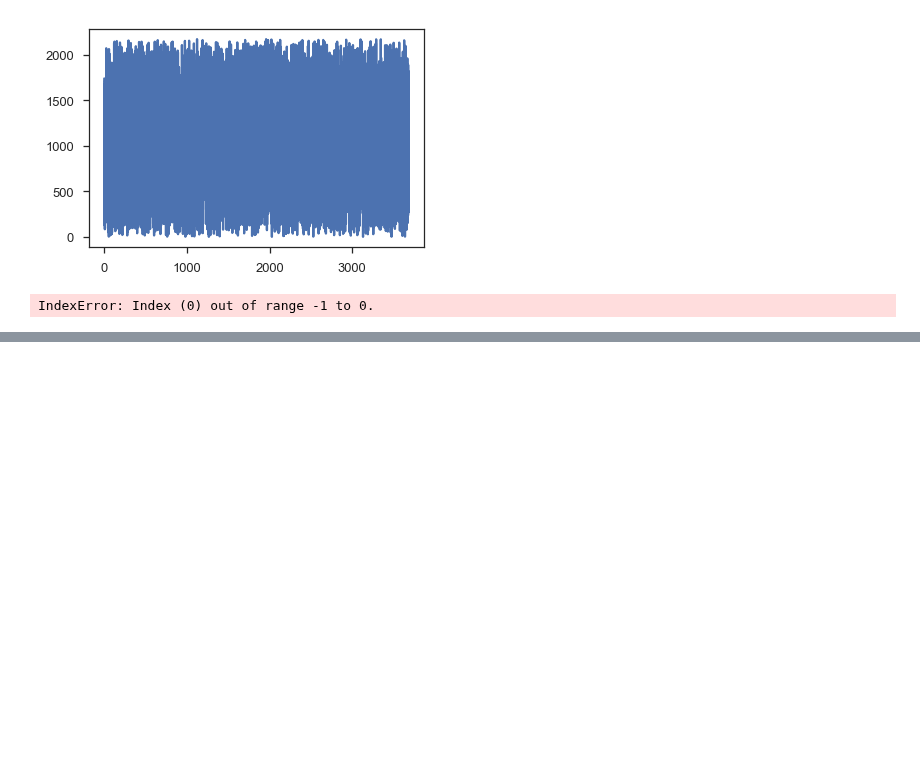
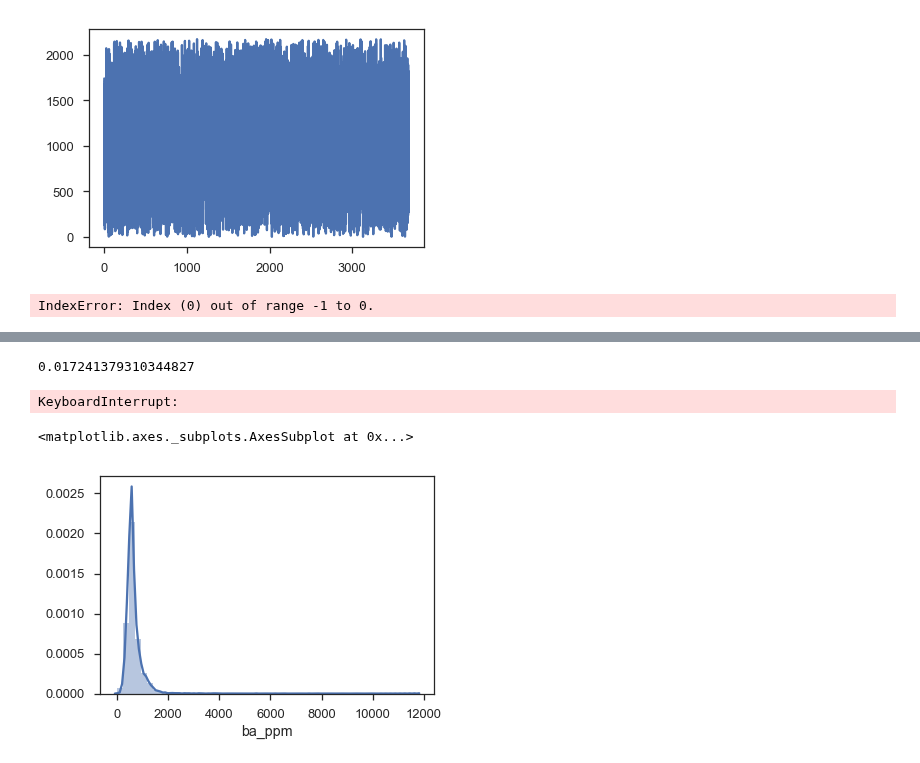
Before and after one commit to jessepisel/criticalandstrategic, a Jupyter notebook: Critical Minerals Classifier.ipynb, the cells around one changed output, grey strips where cells are left out. Cells and saved outputs as stored; diff of their text form; code cells hidden in the pictures; blank space fills up the shorter version.

```diff
--- a/Critical Minerals Classifier.ipynb
+++ b/Critical Minerals Classifier.ipynb
@@ -301,0 +320,14 @@ data.iloc[0:1,201:]
+# %%
+(FmEl*El)/Fm
+# %% [output]
+0.017241379310344827
+# %%
+for elemental in data.columns[0:51]:
+    for i in range(np.round(max(data[elemental])).astype(int)):
+        FmElIndex=data[(data['Meeteetse Formation']>0) & (data[elemental]>i)].index.values
+        FmEl=data[(data['Meeteetse Formation']>0) & (data[elemental]>i)].shape[0]/data[(data[elemental]>i)].shape[0]
+        El=data[data[elemental]>i].shape[0]/data.shape[0]
+        Fm=data[(data['Meeteetse Formation']>0.)].shape[0]/data.shape[0]
+        d2.loc[FmElIndex,elemental]=(FmEl*El)/Fm
+# %% [output]
+KeyboardInterrupt:
@@ -301,0 +346,5 @@ data.iloc[0:1,201:]
+# %%
+sns.distplot(data['ba_ppm'])
+# %% [output]
+<matplotlib.axes._subplots.AxesSubplot at 0x...>
+[figure, added]
```
Also changed, not shown: parts of 24 cells of this notebook, 1 other file.
